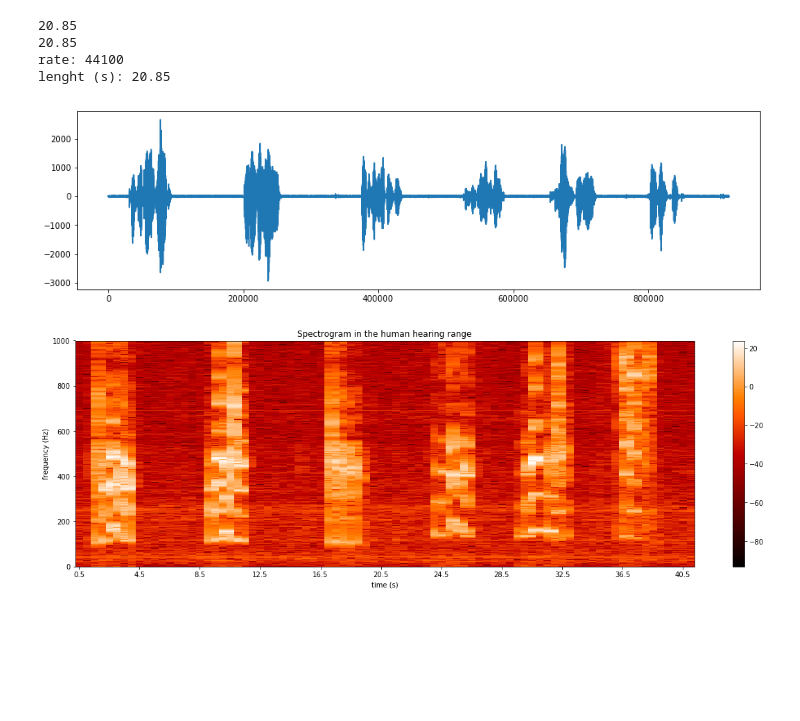
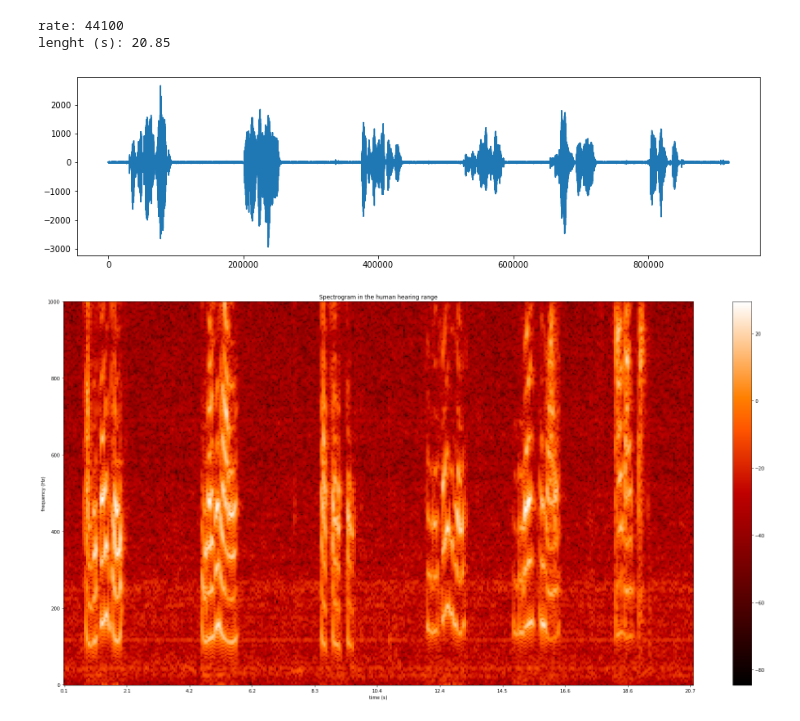
Before and after one commit to antonkatz/audio-search, a Jupyter notebook: pre-processing.ipynb, the cells around one changed output. Drawn from its saved outputs; the diff is of its cells as text; code cells hidden in the pictures; blank space fills up the shorter version.

```diff
--- a/pre-processing.ipynb
+++ b/pre-processing.ipynb
@@ -11,24 +11,26 @@ import numpy as np
 from matplotlib import pyplot as plt
 
 sample_rate, wav_data = scipy.io.wavfile.read("audio-files/kombucha.wav")
-# sample_rate, wav_data = sp.io.wavfile.read("anything.wav")
+# sample_rate, wav_data = sp.io.wavfile.read("audio-files/radiolab_crispr.wav")
 # sample_rate, wav_data = sp.io.wavfile.read("relief.wav")
-print(wav_data[:,1].shape[0] / sample_rate)
-## taking the mean of the two channels
-#mono_data = numpy.mean(wav_data, axis=1)
+
 ## taking just one channel
 mono_data = wav_data[:, 1]
-print(mono_data.shape[0] / sample_rate)
 audio_data = mono_data
 
 print("rate:", sample_rate)
-print("lenght (s):", len(mono_data) / sample_rate)
+print("lenght (s):", len(audio_data) / sample_rate)
+
+start_point = 130 * sample_rate
+end_point = 20 * sample_rate + start_point # in seconds
+if(len(audio_data) > end_point):
+    print("trimming")
+    audio_data = audio_data[start_point:end_point]
+
 plt.figure(figsize=(15, 4))
-plt.plot(mono_data)
+plt.plot(audio_data)
 plt.show()
 # %% [output]
-20.85
-20.85
 rate: 44100
 lenght (s): 20.85
 [figure]
@@ -36,44 +38,49 @@ lenght (s): 20.85
 ##
 # Plotting the spectrogram in the human hearing range
 ##
+from matplotlib.ticker import FormatStrFormatter
 
-segment_length = int(sample_rate/2)
+segment_length = int(sample_rate/8)
 overlap = int(segment_length / 2)
-freq_points, t_points, spectrogram = scipy.signal.spectrogram(audio_data, nperseg=segment_length, fs=segment_length,
+freq_points, t_points, spectrogram = scipy.signal.spectrogram(audio_data, nperseg=segment_length, fs=sample_rate,
                                   noverlap=overlap, mode="psd", nfft=sample_rate)
 ## old overlap int(sample_rate/2)
 
 ## just the human hearing range
 spectrogram = spectrogram[0:1000, :]
 
 def todB(array):
     mean = np.mean(array)
     return 10 * np.log10(array / mean)
 
 
-def plotSpectrogram(to_plot, yticks = np.array([]), cmap = plt.cm.gist_heat):
-    fig = plt.figure(figsize=(20, 6))
-    ax = fig.add_subplot(111)
-#     plt.imshow(todB(to_plot), cmap=plt.cm.gist_heat)
+def plotSpectrogram(to_plot, yticks = np.array([]), cmap = plt.cm.gist_heat, subplot=111, _fig=False, fig_size=(30,15)):
+    if (_fig == False):
+        fig = plt.figure(figsize=fig_size)
+    else:
+        fig = _fig
+    ax = fig.add_subplot(subplot)
     plt.imshow(to_plot, cmap=cmap)
     ax.set_aspect('auto')
+    ax.xaxis.set_major_formatter(FormatStrFormatter('%.1f'))
 
     ## making pretty
     ax.set_ylim(ax.get_ylim()[::-1]) ## reversing axis
     plt.title("Spectrogram in the human hearing range")
     plt.xlabel("time (s)")
     plt.ylabel("frequency (Hz)")
     num_labels = 10
     xpoints = np.arange(to_plot.shape[1], step=int(to_plot.shape[1]/num_labels))
-    plt.xticks(xpoints, t_points[xpoints])
+    plt.xticks(xpoints, np.round(t_points[xpoints], 1))
     if (yticks.size > 0):
-        plt.yticks(np.arange(to_plot.shape[0]), yticks)
+        ypoints = np.arange(to_plot.shape[0], step=int(to_plot.shape[0]/num_labels))
+        plt.yticks(ypoints, yticks[ypoints])
     plt.colorbar(orientation='vertical')
-    plt.show()
+    return fig
 
-plotSpectrogram(todB(spectrogram))
+f = plotSpectrogram(todB(spectrogram))
 # %% [output]
-[figure, old version]
+[figure, new version]
 # %%
 ##
 # Binning frequencies
```
Also changed, not shown: parts of 8 cells of this notebook.
